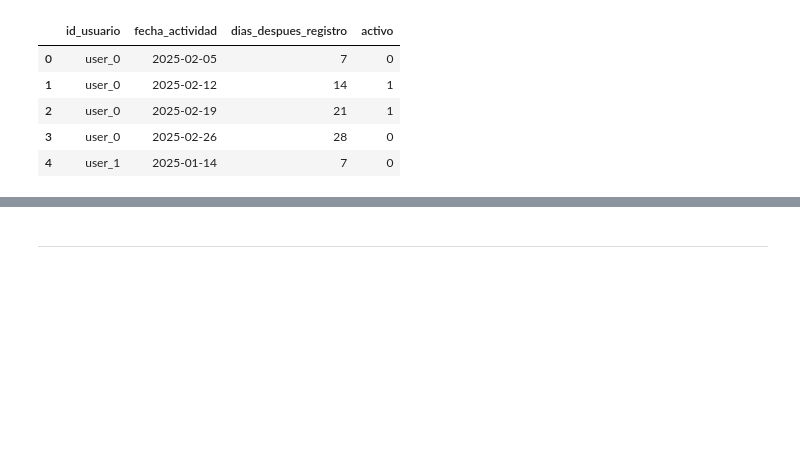
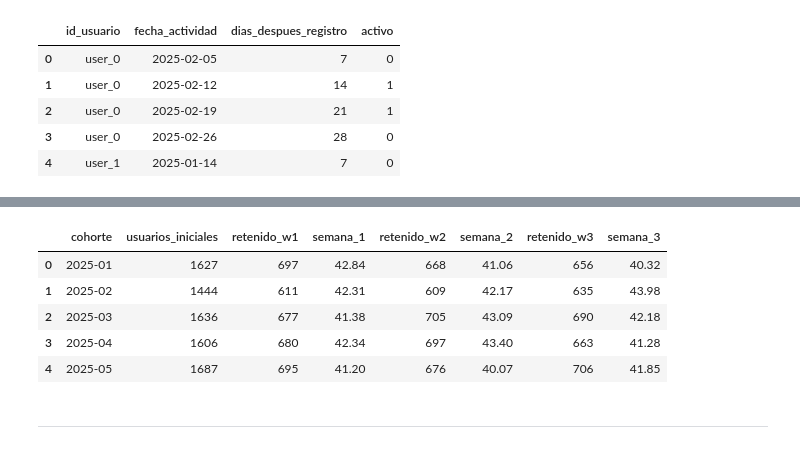
Before and after one commit to FithoGerardo/RappiPlus-Data-cleaning-and-analysis, a Jupyter notebook: notebooks/GerardoOlm-rappiplus_project.ipynb, the cells around one changed output, grey strips where cells are left out. Saved outputs shown, nothing was run; the diff lists cells and outputs as text; code cells hidden in the pictures; blank space fills up the shorter version.

```diff
--- a/notebooks/GerardoOlm-rappiplus_project.ipynb
+++ b/notebooks/GerardoOlm-rappiplus_project.ipynb
@@ -1097,3 +1051,88 @@ cohorte_final.head(10)
+# %%
+# Retención por cohortes
+# ======================
+
+query_user_activity = '''
+WITH cohortes AS (
+
+    SELECT
+        id_usuario,
+        TO_CHAR(
+            DATE_TRUNC('month', CAST(fecha_registro AS DATE)),
+            'YYYY-MM'
+        ) AS cohorte
+    FROM users
+
+),
+
+retencion AS (
+
+    SELECT
+        c.cohorte,
+
+        COUNT(DISTINCT c.id_usuario) AS usuarios_iniciales,
+
+        COUNT(DISTINCT CASE
+            WHEN ua.dias_despues_registro = 7
+                 AND ua.activo = 1
+            THEN ua.id_usuario
+        END) AS retenido_w1,
+
+        COUNT(DISTINCT CASE
+            WHEN ua.dias_despues_registro = 14
+                 AND ua.activo = 1
+            THEN ua.id_usuario
+        END) AS retenido_w2,
+
+        COUNT(DISTINCT CASE
+            WHEN ua.dias_despues_registro = 21
+                 AND ua.activo = 1
+            THEN ua.id_usuario
+        END) AS retenido_w3
+
+    FROM cohortes c
+
+    LEFT JOIN user_activity ua
+        ON c.id_usuario = ua.id_usuario
+
+    GROUP BY c.cohorte
+
+)
+
+SELECT
+    cohorte,
+    usuarios_iniciales,
+
+    retenido_w1,
+    ROUND(
+        100.0 * retenido_w1 / usuarios_iniciales,
+        2
+    ) AS semana_1,
+
+    retenido_w2,
+    ROUND(
+        100.0 * retenido_w2 / usuarios_iniciales,
+        2
+    ) AS semana_2,
+
+    retenido_w3,
+    ROUND(
+        100.0 * retenido_w3 / usuarios_iniciales,
+        2
+    ) AS semana_3
+
+FROM retencion
+ORDER BY cohorte;
+'''
+user_activity = pd.read_sql(query_user_activity, con=engine)
+user_activity
+# %% [output]
+|  | cohorte | usuarios_iniciales | retenido_w1 | semana_1 | retenido_w2 | semana_2 | retenido_w3 | semana_3 |
+| 0 | 2025-01 | 1627 | 697 | 42.84 | 668 | 41.06 | 656 | 40.32 |
+| 1 | 2025-02 | 1444 | 611 | 42.31 | 609 | 42.17 | 635 | 43.98 |
+| 2 | 2025-03 | 1636 | 677 | 41.38 | 705 | 43.09 | 690 | 42.18 |
+| 3 | 2025-04 | 1606 | 680 | 42.34 | 697 | 43.40 | 663 | 41.28 |
+| 4 | 2025-05 | 1687 | 695 | 41.20 | 676 | 40.07 | 706 | 41.85 |
 # %% [markdown]
 ---
 # %% [markdown]
```
Also changed, not shown: parts of 2 cells of this notebook.
